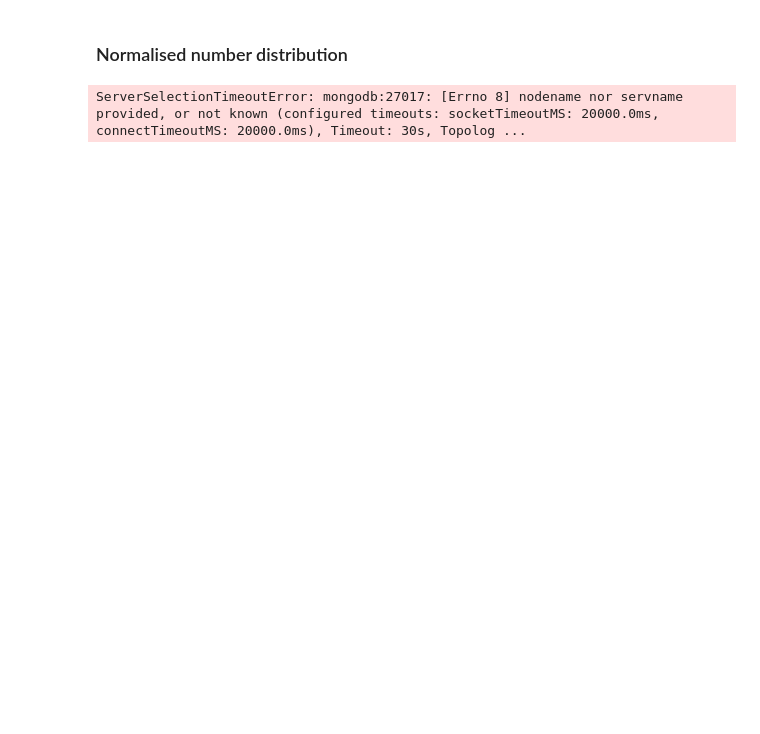
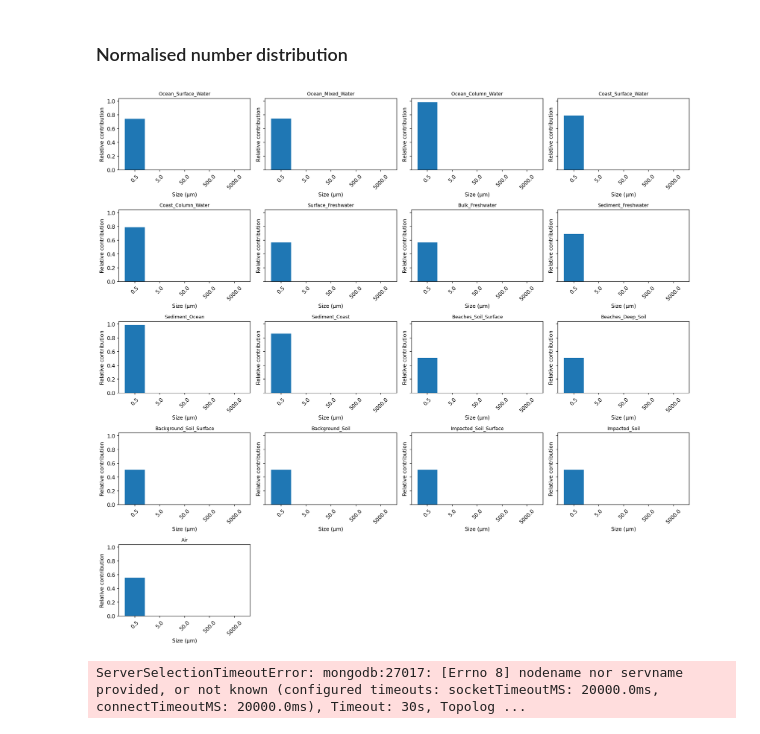
Before and after one commit to Qianhui-Lin/utopia_package, a Jupyter notebook: docs/microservice_orchestrator_restored.ipynb, the cells around one changed output. Saved outputs shown, nothing was run; the diff lists cells and outputs as text; code cells hidden in the pictures; blank space fills up the shorter version.

```diff
--- a/docs/microservice_orchestrator_restored.ipynb
+++ b/docs/microservice_orchestrator_restored.ipynb
@@ -497,7 +506,12 @@ display(Image(data=mass_norm_distribution_comp.content, retina=True))
 # %% [markdown]
 ### Normalised number distribution
 # %%
-number_url_norm_distribution_comp = f"http://localhost:8019//plot/fraction_distribution/mass/normalised/{model_id}/{processed_result_id}"
+number_url_norm_distribution_comp = f"http://localhost:8009/plot/fraction_distribution/number/normalised/{model_id}/{processed_result_id}"
+number_norm_distribution_comp = requests.get(number_url_norm_distribution_comp)
+number_norm_distribution_comp.raise_for_status()
+display(Image(data=number_norm_distribution_comp.content, retina=True))
+# %% [output]
+[figure, added]
 # %%
 from utopia.microservice.plot_rate_constant.plot_rate_constant_app import *
 RC_df = plot_rateConstants_json(model_id)
```
Also changed, not shown: parts of 27 cells of this notebook.
